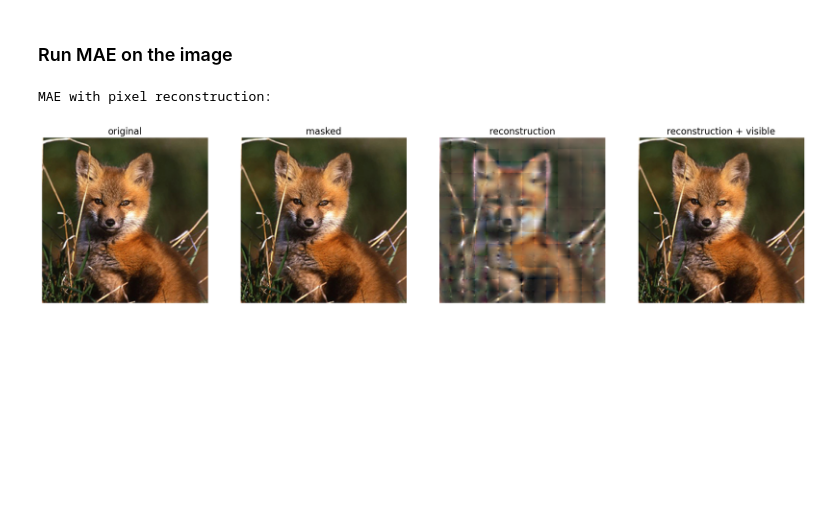
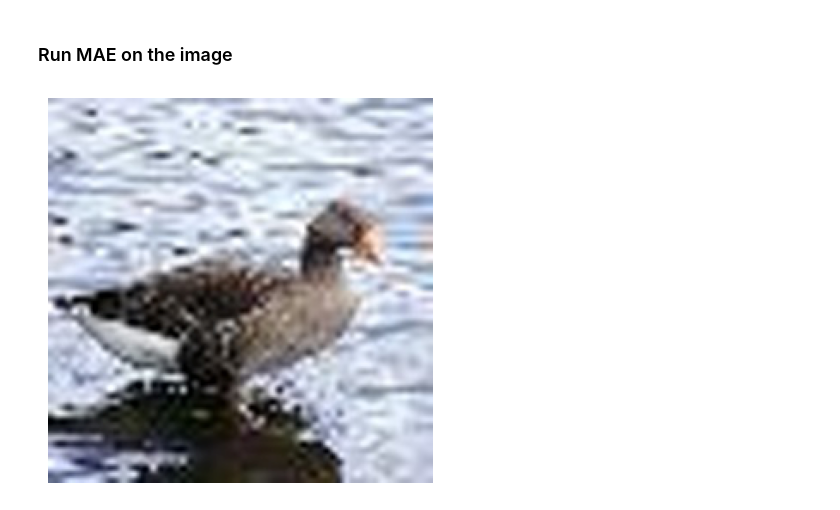
Before and after one commit to msdkhairi/vit-mae, a Jupyter notebook: demo/mae_visualize.ipynb, the cells around one changed output. Cells and saved outputs as stored; diff of their text form; code cells hidden in the pictures; blank space fills up the shorter version.

```diff
--- a/demo/mae_visualize.ipynb
+++ b/demo/mae_visualize.ipynb
@@ -132,10 +71,7 @@ Model loaded.
 # %% [markdown]
 ### Run MAE on the image
 # %%
-# make random mask reproducible (comment out to make it change)
-torch.manual_seed(2)
-print('MAE with pixel reconstruction:')
-x, im_masked, y, im_paste = run_one_image(img, model_mae, mask_ratio=0.8)
+# # make random mask reproducible (comment out to make it change)
+# torch.manual_seed(2)
+# print('MAE with pixel reconstruction:')
+# x, im_masked, y, im_paste = run_one_image(img3, model_mae, mask_ratio=0.0)
-# %% [output]
-MAE with pixel reconstruction:
-[figure, removed]
@@ -161 +83,23 @@ def get_features_from_image(img, model, mask_ratio=0.75):
+# %%
+fish_folder = '../data/tiny-224/test/n01443537/images'
+bird1_folder = '../data/tiny-224/test/n01855672/images'
+bird2_folder = '../data/tiny-224/test/n02002724/images'
+bird3_folder = '../data/tiny-224/test/n02056570/images'
+dog1_folder = '../data/tiny-224/test/n02099601/images'
+dog2_folder = '../data/tiny-224/test/n02094433/images'
+dog3_folder = '../data/tiny-224/test/n02085620/images'
+
+# read all the jpeg images in these folders and put them in their respective lists
+# create a list of all the images in the folder
+fish_images = [load_image_from_file(os.path.join(fish_folder, img)) for img in os.listdir(fish_folder) if img.endswith('.JPEG')]
+bird1_images = [load_image_from_file(os.path.join(bird1_folder, img)) for img in os.listdir(bird1_folder) if img.endswith('.JPEG')]
+bird2_images = [load_image_from_file(os.path.join(bird2_folder, img)) for img in os.listdir(bird2_folder) if img.endswith('.JPEG')]
+bird3_images = [load_image_from_file(os.path.join(bird3_folder, img)) for img in os.listdir(bird3_folder) if img.endswith('.JPEG')]
+dog1_images = [load_image_from_file(os.path.join(dog1_folder, img)) for img in os.listdir(dog1_folder) if img.endswith('.JPEG')]
+dog2_images = [load_image_from_file(os.path.join(dog2_folder, img)) for img in os.listdir(dog2_folder) if img.endswith('.JPEG')]
+dog3_images = [load_image_from_file(os.path.join(dog3_folder, img)) for img in os.listdir(dog3_folder) if img.endswith('.JPEG')]
+# %%
+show_image(torch.tensor(bird1_images[1]))
+# %% [output]
+[figure, added]
 # %%
```
Also changed, not shown: parts of 16 cells of this notebook, 3 other files.
